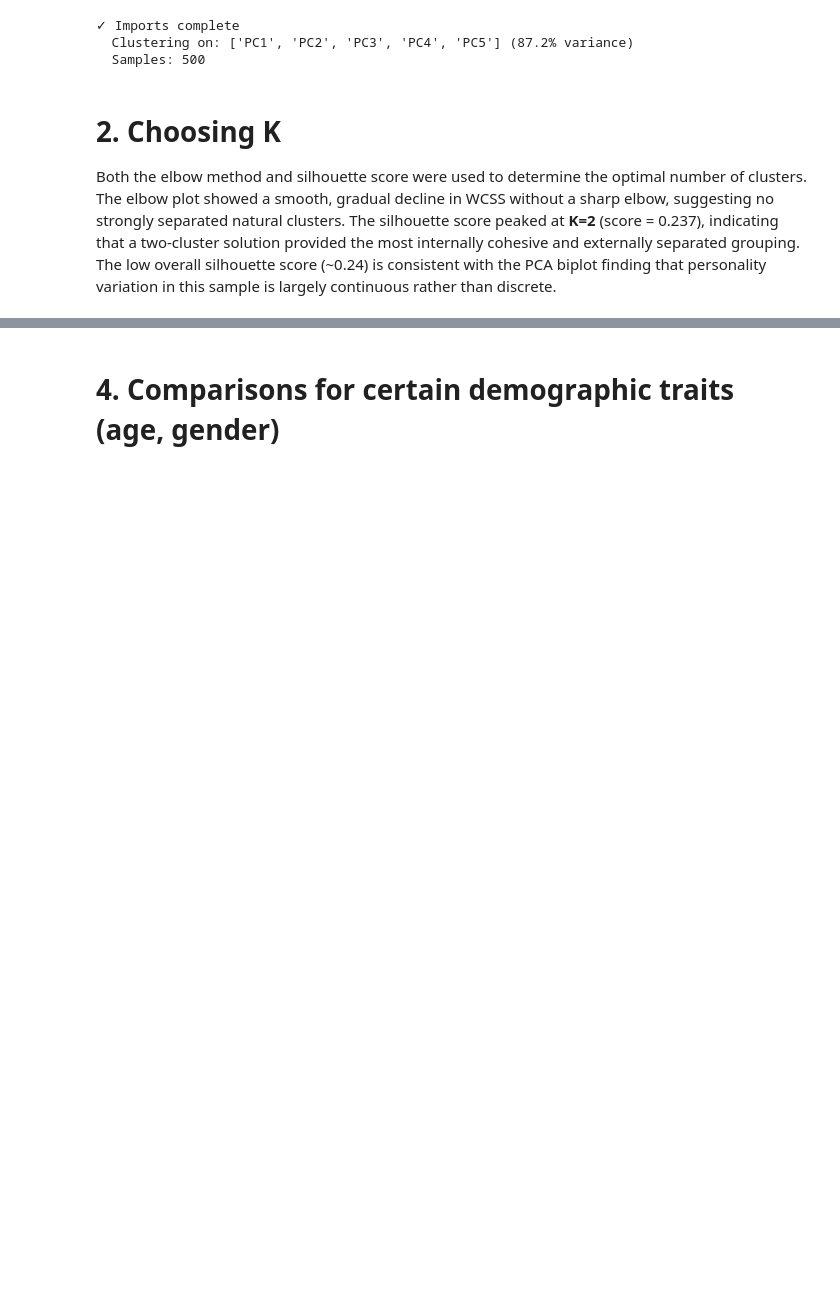
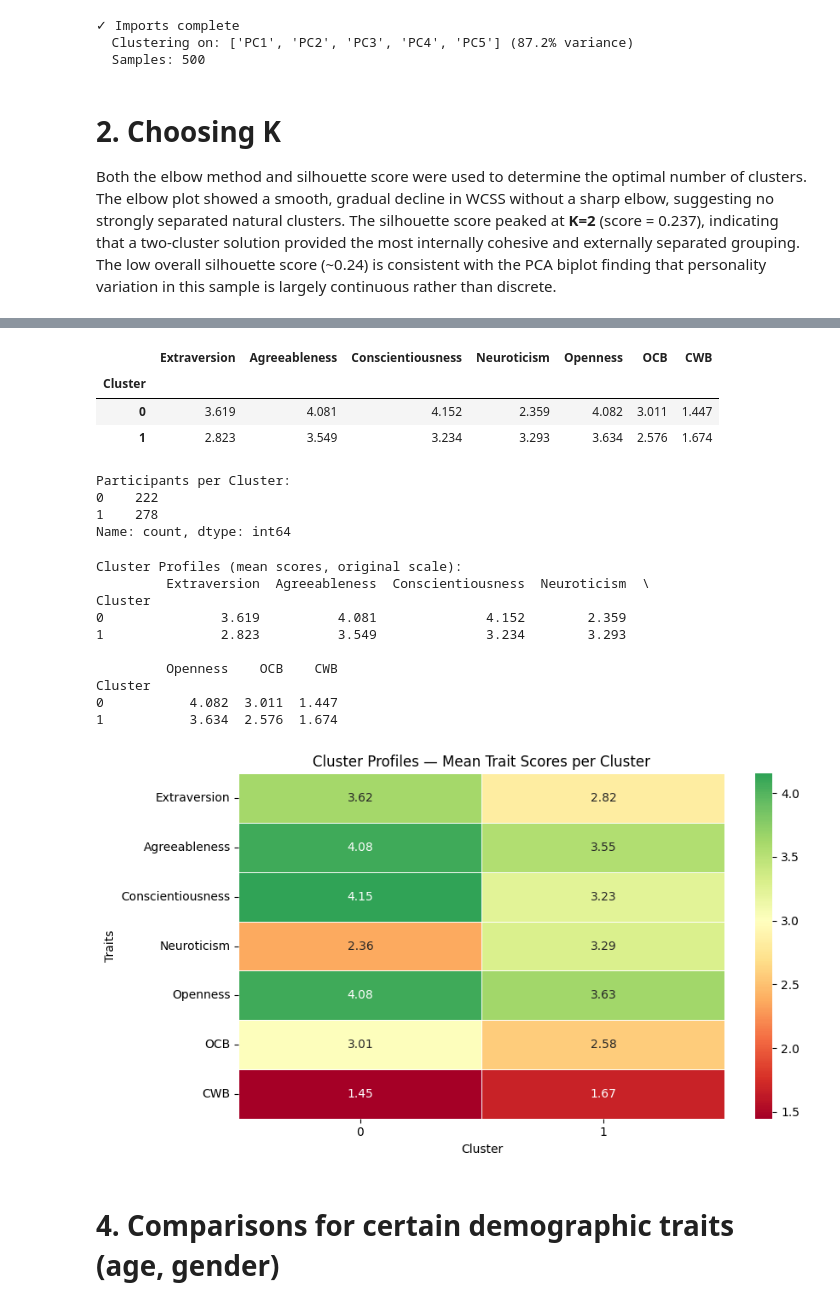
Before and after one commit to mocccca/cmor438_Spring2026, a Jupyter notebook: Unsupervised Machine Learning/K-Means Clustering/k_means.ipynb, the cells around one changed output, grey strips where cells are left out. Cells and saved outputs as stored; diff of their text form; code cells hidden in the pictures; blank space fills up the shorter version.

```diff
--- a/Unsupervised Machine Learning/K-Means Clustering/k_means.ipynb
+++ b/Unsupervised Machine Learning/K-Means Clustering/k_means.ipynb
@@ -187,3 +151,71 @@ Cluster
+# %%
+cluster_profile = kmeans_final.cluster_profiles(X_raw)
+cluster_profile
+# %% [output]
+|  | Extraversion | Agreeableness | Conscientiousness | Neuroticism | Openness | OCB | CWB |
+| Cluster |  |  |  |  |  |  |  |
+| 0 | 3.619 | 4.081 | 4.152 | 2.359 | 4.082 | 3.011 | 1.447 |
+| 1 | 2.823 | 3.549 | 3.234 | 3.293 | 3.634 | 2.576 | 1.674 |
+# %%
+# Number of participants in each cluster
+cluster_counts = pd.Series(cluster_labels).value_counts().sort_index()
+
+print("Participants per Cluster:")
+print(cluster_counts)
+# %% [output]
+Participants per Cluster:
+0    222
+1    278
+Name: count, dtype: int64
+# %%
+import seaborn as sns
+
+# Add cluster labels to dataframe
+df_clustered = X_raw.copy()
+df_clustered["Cluster"] = cluster_labels
+
+# Compute cluster profiles
+cluster_profiles = (
+    df_clustered
+    .groupby("Cluster")[features]
+    .mean()
+    .round(3)
+)
+
+print("Cluster Profiles (mean scores, original scale):")
+print(cluster_profiles)
+
+# Heatmap of cluster profiles
+fig, ax = plt.subplots(figsize=(9, 5))
+
+sns.heatmap(
+    cluster_profiles.T,
+    annot=True,
+    fmt=".2f",
+    cmap="RdYlGn",
+    center=3.0,
+    linewidths=0.5,
+    ax=ax
+)
+
+ax.set_title("Cluster Profiles — Mean Trait Scores per Cluster")
+ax.set_xlabel("Cluster")
+ax.set_ylabel("Traits")
+
+plt.tight_layout()
+plt.show()
+# %% [output]
+Cluster Profiles (mean scores, original scale):
+         Extraversion  Agreeableness  Conscientiousness  Neuroticism  \
+Cluster
+0               3.619          4.081              4.152        2.359
+1               2.823          3.549              3.234        3.293
+
+         Openness    OCB    CWB
+Cluster
+0           4.082  3.011  1.447
+1           3.634  2.576  1.674
+[figure, added]
 # %% [markdown]
 # 4. Comparisons for certain demographic traits (age, gender)
 # %%
```
Also changed, not shown: parts of 12 cells of this notebook, 3 other files.
